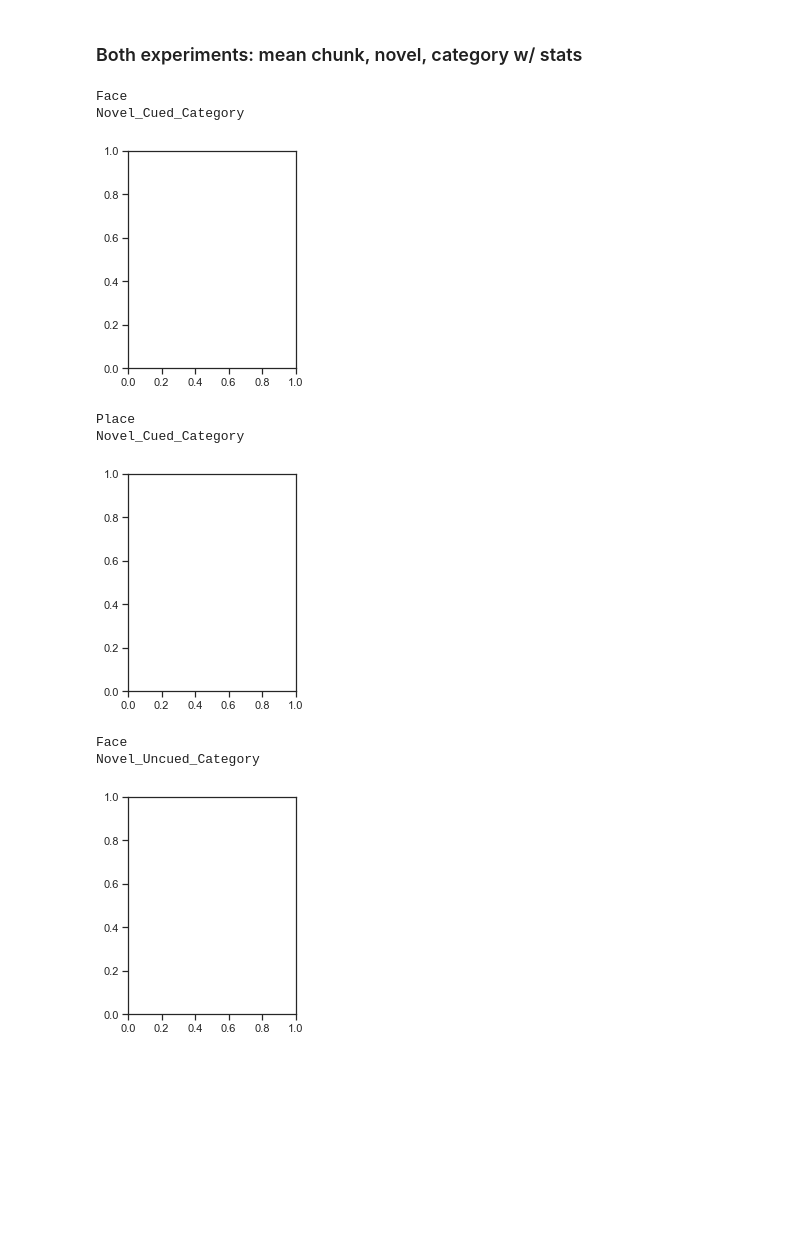
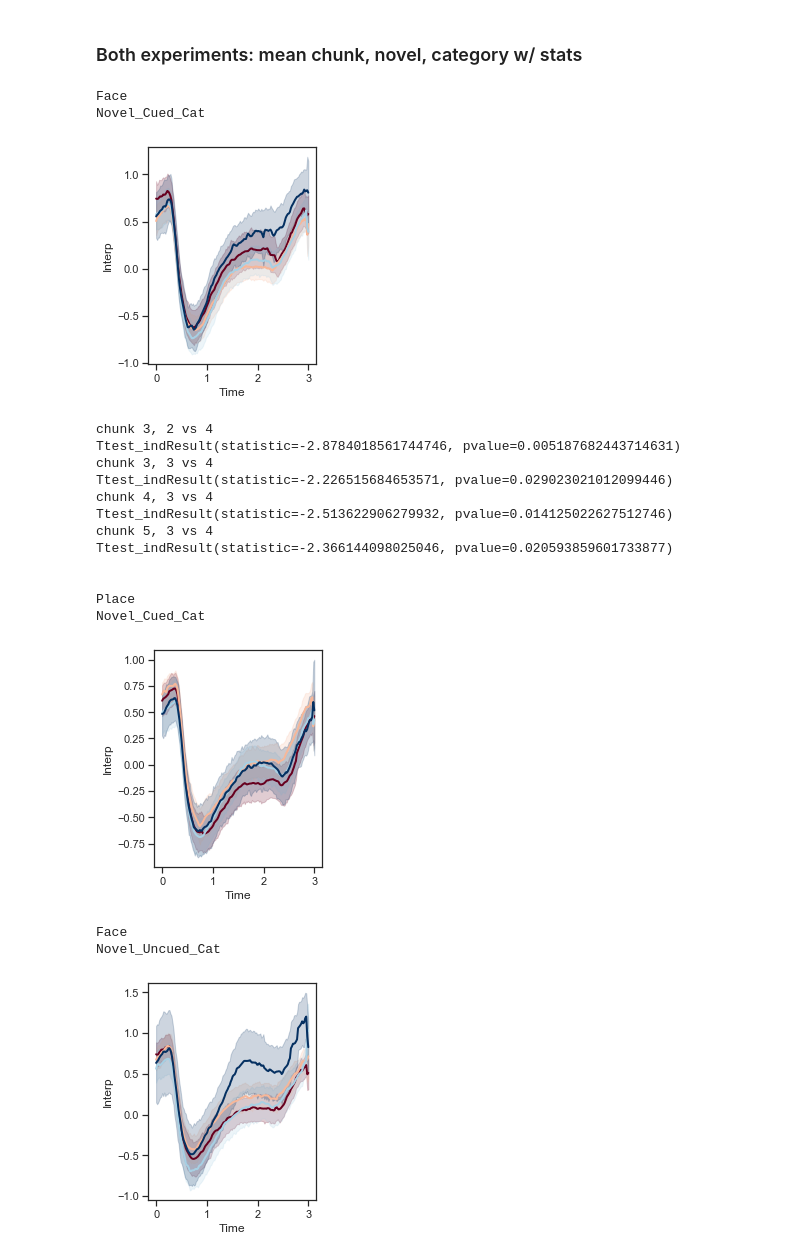
Before and after one commit to ContextLab/pupil-memory-analysis, a Jupyter notebook: code/3_analyze_data.ipynb, the cells around one changed output. Cells and saved outputs as stored; diff of their text form; code cells hidden in the pictures; blank space fills up the shorter version.

Commit message:
added cleaned up figure 4 subplots

```diff
--- a/code/3_analyze_data.ipynb
+++ b/code/3_analyze_data.ipynb
@@ -437,12 +439,16 @@ plt.show()
 # %%
 these_bins = pd.read_csv('all_novel_memory_bins.csv')
 
-d_nov_place = d_nov[(d_nov['Attention Level'].isin(['Novel_Cued_Category','Novel_Uncued_Category']))]
+d_nov_place = d_nov[d_nov['Attention Level'].isin(['Novel_Cued_Cat',
+                                                    'Novel_Uncued_Cat'])]
 
-attn_group = d_nov_place.groupby(['Experiment','UniqueID','Familiarity Rating', 'Attention Level',
+attn_group = d_nov_place.groupby(['Experiment',
+                                  'UniqueID',
+                                  'Familiarity Rating',
+                                  'Attention Level',
                                   'Time', 'Category'], as_index=False).mean()
 
-for e in ['Novel_Cued_Category','Novel_Uncued_Category']:
+for e in ['Novel_Cued_Cat','Novel_Uncued_Cat']:
     for cat in ['Face','Place']:
 
         print(cat); print(e)
@@ -494,37 +500,47 @@ for e in ['Novel_Cued_Category','Novel_Uncued_Category']:
                 print('chunk 3, '+str(a[0])+" vs "+str(a[1]))
                 print(stat)
 
         chunk_4 = attn_group[(attn_group['Attention Level']==e)
                              &(attn_group['Time']>=binnies[5])&(attn_group['Category']==cat)&(attn_group['Time']<=binnies[6])]
         chunk_4 = chunk_4.groupby(['UniqueID','Familiarity Rating'], as_index=False).mean()
 
         for a in [(1,2), (1,3), (1,4), (2,3), (2,4), (3, 4)]:
             stat = scipy.stats.ttest_ind(chunk_4[chunk_4['Familiarity Rating']==a[0]]['Interp'],
                                     chunk_4[chunk_4['Familiarity Rating']==a[1]]['Interp'])
         if stat.pvalue<=.06:
             print('chunk 4, '+str(a[0])+" vs "+str(a[1]))
             print(stat)
 
         chunk_5 = attn_group[(attn_group['Attention Level']==e)
                              &(attn_group['Time']>=binnies[7])&(attn_group['Category']==cat)&(attn_group['Time']<=binnies[8])]
         chunk_5 = chunk_5.groupby(['UniqueID','Familiarity Rating'], as_index=False).mean()
 
         for a in [(1,2), (1,3), (1,4), (2,3), (2,4), (3, 4)]:
             stat = scipy.stats.ttest_ind(chunk_5[chunk_5['Familiarity Rating']==a[0]]['Interp'],
                                     chunk_5[chunk_5['Familiarity Rating']==a[1]]['Interp'])
         if stat.pvalue<=.06:
 
             print('chunk 5, '+str(a[0])+" vs "+str(a[1]))
             print(stat)
 
         print();print()
 # %% [output]
 Face
-Novel_Cued_Category
+Novel_Cued_Cat
-[figure, old version]
+[figure, new version]
+chunk 3, 2 vs 4
+Ttest_indResult(statistic=-2.8784018561744746, pvalue=0.005187682443714631)
+chunk 3, 3 vs 4
+Ttest_indResult(statistic=-2.226515684653571, pvalue=0.029023021012099446)
+chunk 4, 3 vs 4
+Ttest_indResult(statistic=-2.513622906279932, pvalue=0.014125022627512746)
+chunk 5, 3 vs 4
+Ttest_indResult(statistic=-2.366144098025046, pvalue=0.020593859601733877)
+
+
 Place
-Novel_Cued_Category
+Novel_Cued_Cat
-[figure, old version]
+[figure, new version]
 Face
-Novel_Uncued_Category
+Novel_Uncued_Cat
-[figure, old version]
+[figure, new version]
```
Also changed, not shown: parts of 2 cells of this notebook.
